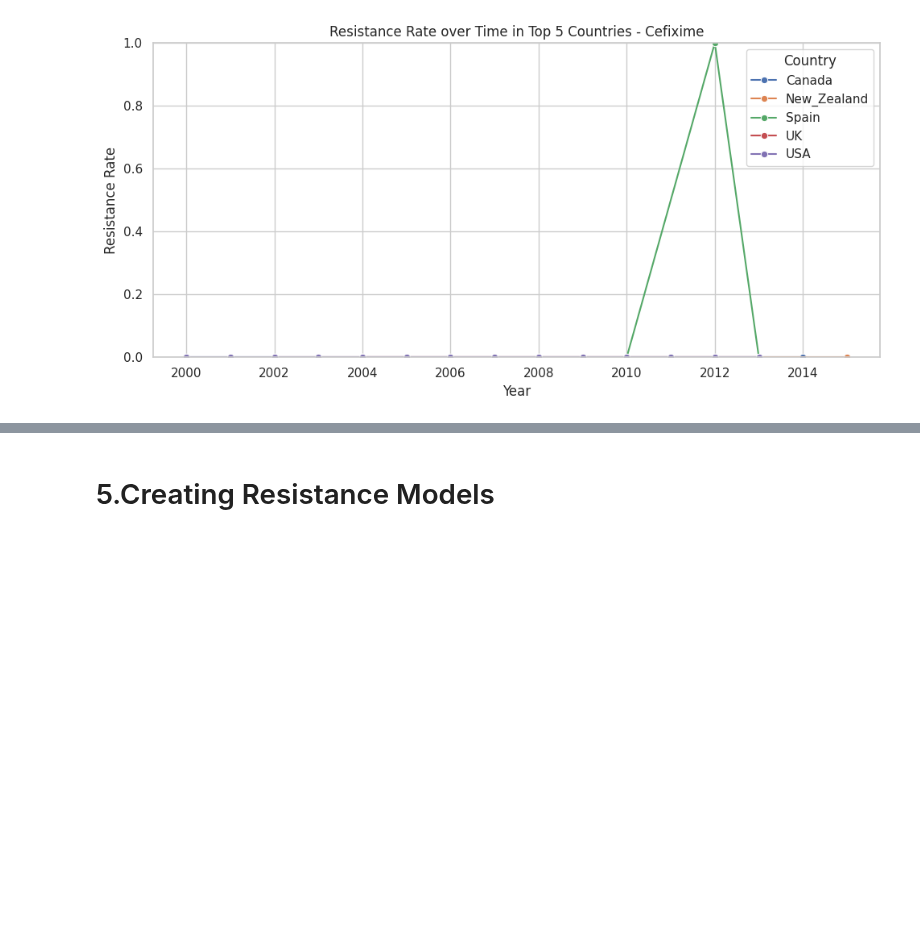
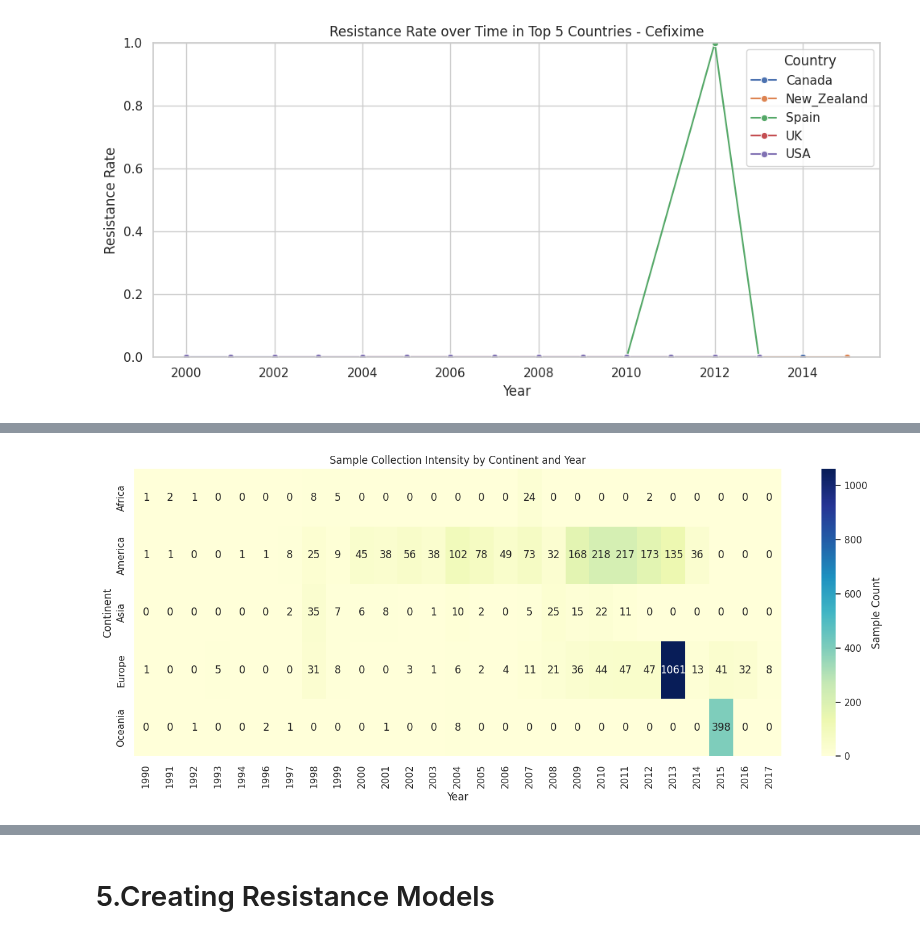
Before and after one commit to MrEktirir/Antibiotics-Resistance-Prediction, a Jupyter notebook: Notebooks/main.ipynb, the cells around one changed output, grey strips where cells are left out. Drawn from its saved outputs; the diff is of its cells as text; code cells hidden in the pictures; blank space fills up the shorter version.

```diff
--- a/Notebooks/main.ipynb
+++ b/Notebooks/main.ipynb
@@ -831,0 +879,22 @@ for abx_col, abx_name in antibiotics.items():
+# %%
+# Group by Continent and Year
+collection_df = (
+    metadata_df[metadata_df['Year'].between(1990, 2030)]
+    .groupby(['Continent', 'Year'])['Sample_ID']
+    .count()
+    .reset_index()
+    .rename(columns={'Sample_ID': 'Sample_Count'})
+)
+
+# Pivot for heatmap
+heatmap_data = collection_df.pivot(index='Continent', columns='Year', values='Sample_Count').fillna(0)
+
+# Plot heatmap
+plt.figure(figsize=(14, 6))
+sns.heatmap(heatmap_data, annot=True, fmt=".0f", cmap="YlGnBu", cbar_kws={'label': 'Sample Count'})
+plt.title('Sample Collection Intensity by Continent and Year')
+plt.xlabel('Year')
+plt.ylabel('Continent')
+plt.tight_layout()
+# %% [output]
+[figure, added]
```
Also changed, not shown: parts of 17 cells of this notebook.
